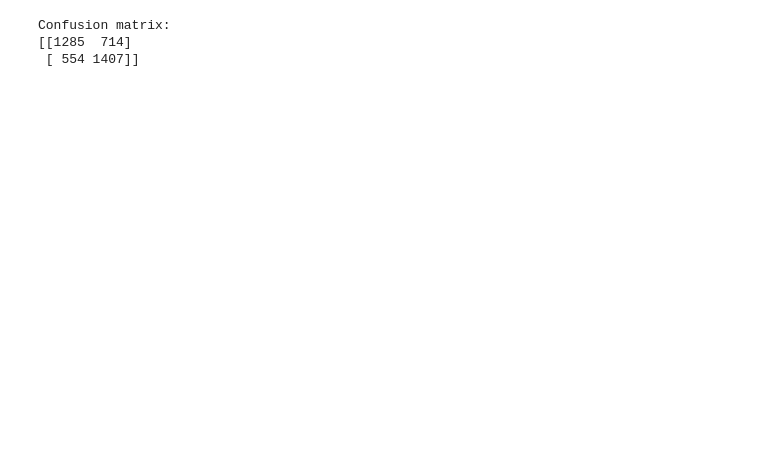
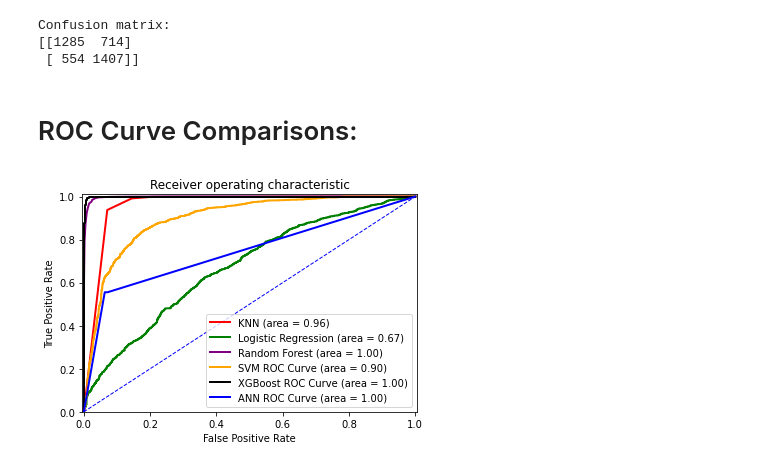
Before and after one commit to edwardramirez/company-bankruptcy-prediction, a Jupyter notebook: Company-bankruptcy-Prediction/company-bankruptcy-prediction.ipynb, the cells around one changed output. Cells and saved outputs as stored; diff of their text form; code cells hidden in the pictures; blank space fills up the shorter version.

```diff
--- a/Company-bankruptcy-Prediction/company-bankruptcy-prediction.ipynb
+++ b/Company-bankruptcy-Prediction/company-bankruptcy-prediction.ipynb
@@ -206,13 +206,13 @@ Name: Bankrupt?, Length: 3960, dtype: int64
  [0. 1.]]
 [0. 1. 0. ... 1. 0. 1.]
 # %%
-fpr, tpr, thresholds = metrics.roc_curve(y_test, y_predict_prob_knn[:,1], pos_label=1)
+fpr_KNN, tpr_KNN, thresholds_KNN = metrics.roc_curve(y_test, y_predict_prob_knn[:,1], pos_label=1)
 
-print(fpr)
-print(tpr)
+print(fpr_KNN)
+print(tpr_KNN)
 
 # AUC:
-AUC = metrics.auc(fpr, tpr)
+AUC = metrics.auc(fpr_KNN, tpr_KNN)
 print(AUC)
 # %% [output]
 [0.         0.07053527 0.14457229 0.2046023  1.        ]
@@ -1076,3 +1087,49 @@ print(cm_ANN)
 Confusion matrix:
 [[1285  714]
  [ 554 1407]]
+# %% [markdown]
+# ROC Curve Comparisons:
+# %%
+# The following line will tell Jupyter Notebook to keep the figures inside the explorer page
+%matplotlib inline
+
+plt.figure()
+
+# Roc Curve1:
+plt.plot(fpr_KNN, tpr_KNN, color='red', lw=2,
+         label='KNN (area = %0.2f)' % AUC)
+
+# Roc Curve2:
+plt.plot(fpr2, tpr2, color='green', lw=2,
+         label='Logistic Regression (area = %0.2f)' % AUC2)
+
+# Roc Curve3:
+plt.plot(fpr3, tpr3, color='purple', lw=2,
+         label='Random Forest (area = %0.2f)' % AUC3)
+
+# Roc Curve for SVM:
+plt.plot(fpr_SVM, tpr_SVM, color='orange', lw=2,
+         label='SVM ROC Curve (area = %0.2f)' % AUC_SVM)
+# Roc Curve for XGBoost:
+plt.plot(fpr_XGBoost, tpr_XGBoost, color='black', lw=2,
+         label='XGBoost ROC Curve (area = %0.2f)' % AUC_XGBoost)
+# Roc Curve for ANN:
+plt.plot(fpr, tpr, color='blue', lw=2,
+         label='ANN ROC Curve (area = %0.2f)' % AUC_XGBoost)
+
+# Random Guess line:
+plt.plot([0, 1], [0, 1], color='blue', lw=1, linestyle='--')
+
+# Defining The Range of X-Axis and Y-Axis:
+plt.xlim([-0.005, 1.005])
+plt.ylim([0.0, 1.01])
+
+# Labels, Title, Legend:
+plt.xlabel('False Positive Rate')
+plt.ylabel('True Positive Rate')
+plt.title('Receiver operating characteristic')
+plt.legend(loc="lower right")
+
+plt.show()
+# %% [output]
+[figure, added]
```
Also changed, not shown: parts of 6 cells of this notebook.
